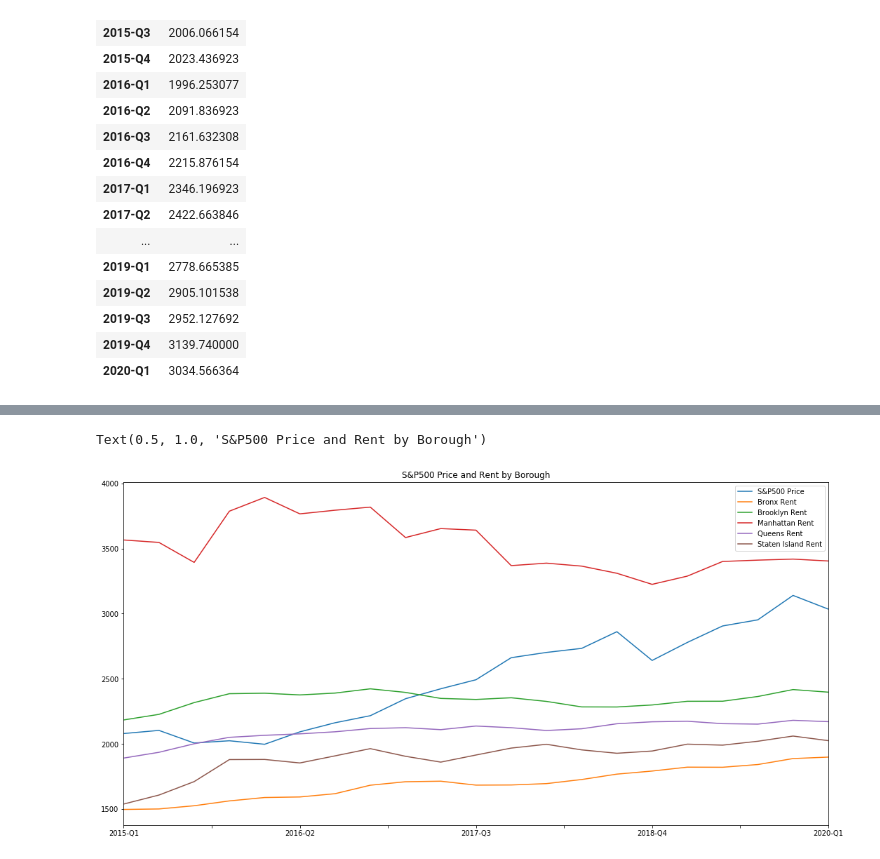
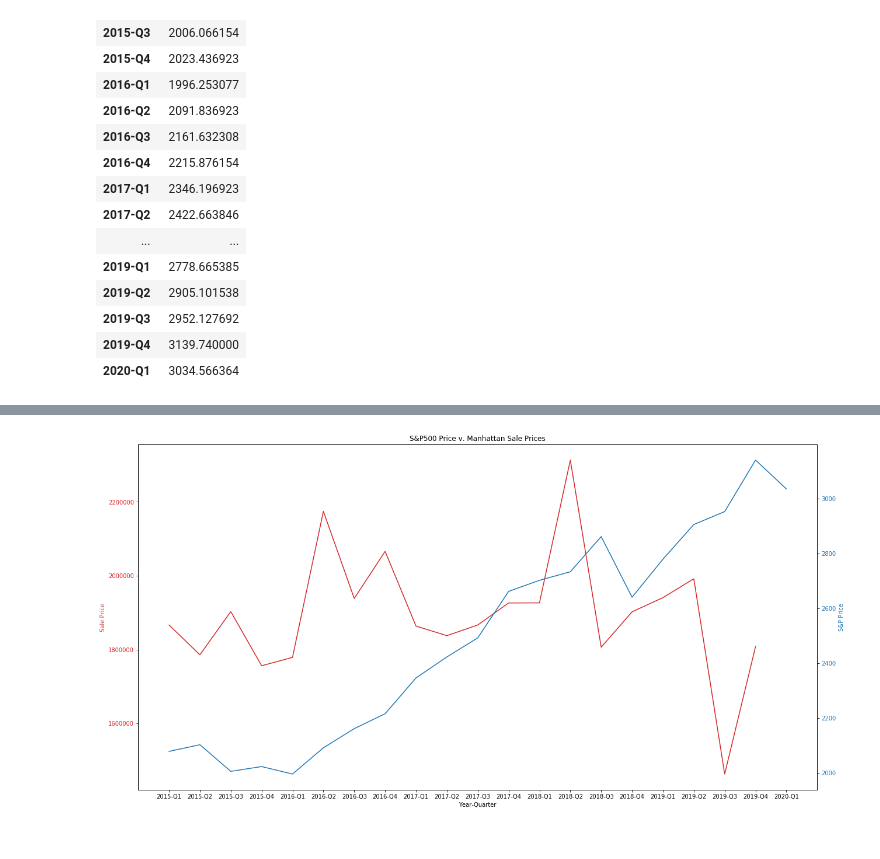
Before and after one commit to ShakedRj/NYC_Real_Estate, a Jupyter notebook: rent_sale_analysis.ipynb, the cells around one changed output, grey strips where cells are left out. Saved outputs shown, nothing was run; the diff lists cells and outputs as text; code cells hidden in the pictures.

```diff
--- a/rent_sale_analysis.ipynb
+++ b/rent_sale_analysis.ipynb
@@ -374,6 +379,21 @@ quarter_rent_sp500
-# %%
-quarter_rent_sp500.plot()
-plt.title('S&P500 Price and Rent by Borough')
-# %% [output]
-Text(0.5, 1.0, 'S&P500 Price and Rent by Borough')
-[figure, removed]
+# %%
+fig, ax1 = plt.subplots()
+
+color = 'tab:red'
+ax1.set_xlabel('Year-Quarter')
+ax1.set_ylabel('Sale Price', color=color)
+ax1.plot(quarter_sale_sp500.index, quarter_sale_sp500['Manhattan Sale'], color=color)
+ax1.tick_params(axis='y', labelcolor=color)
+
+ax2 = ax1.twinx()  # instantiate a second axes that shares the same x-axis
+
+color = 'tab:blue'
+ax2.set_ylabel('S&P Price', color=color)  # we already handled the x-label with ax1
+ax2.plot(quarter_sale_sp500.index, quarter_sale_sp500['S&P500 Price'], color=color)
+ax2.tick_params(axis='y', labelcolor=color)
+
+fig.tight_layout()  # otherwise the right y-label is slightly clipped
+plt.title('S&P500 Price v. Manhattan Sale Prices')
+plt.show()
+# %% [output]
+[figure, added]
```
Also changed, not shown: parts of 6 cells of this notebook.
